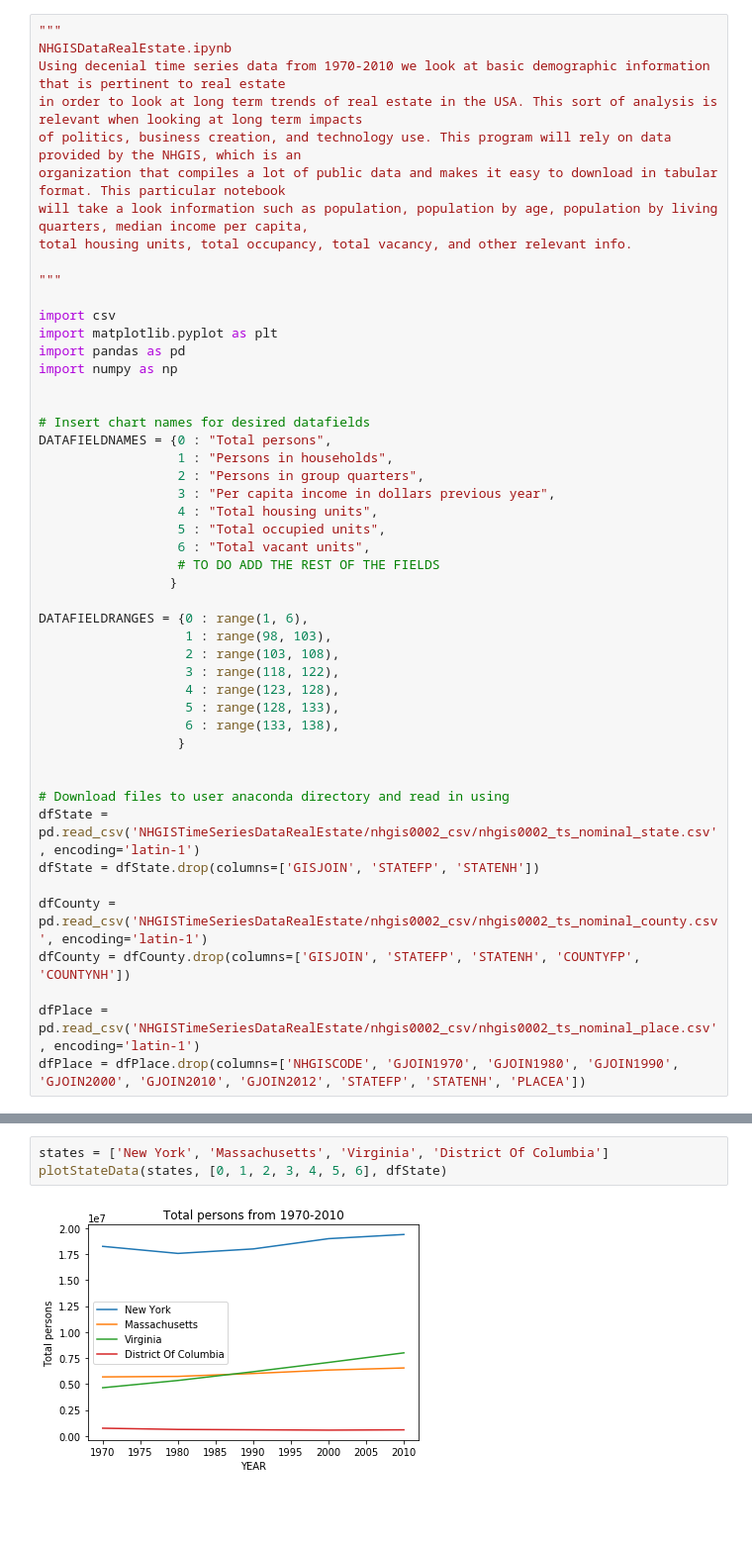
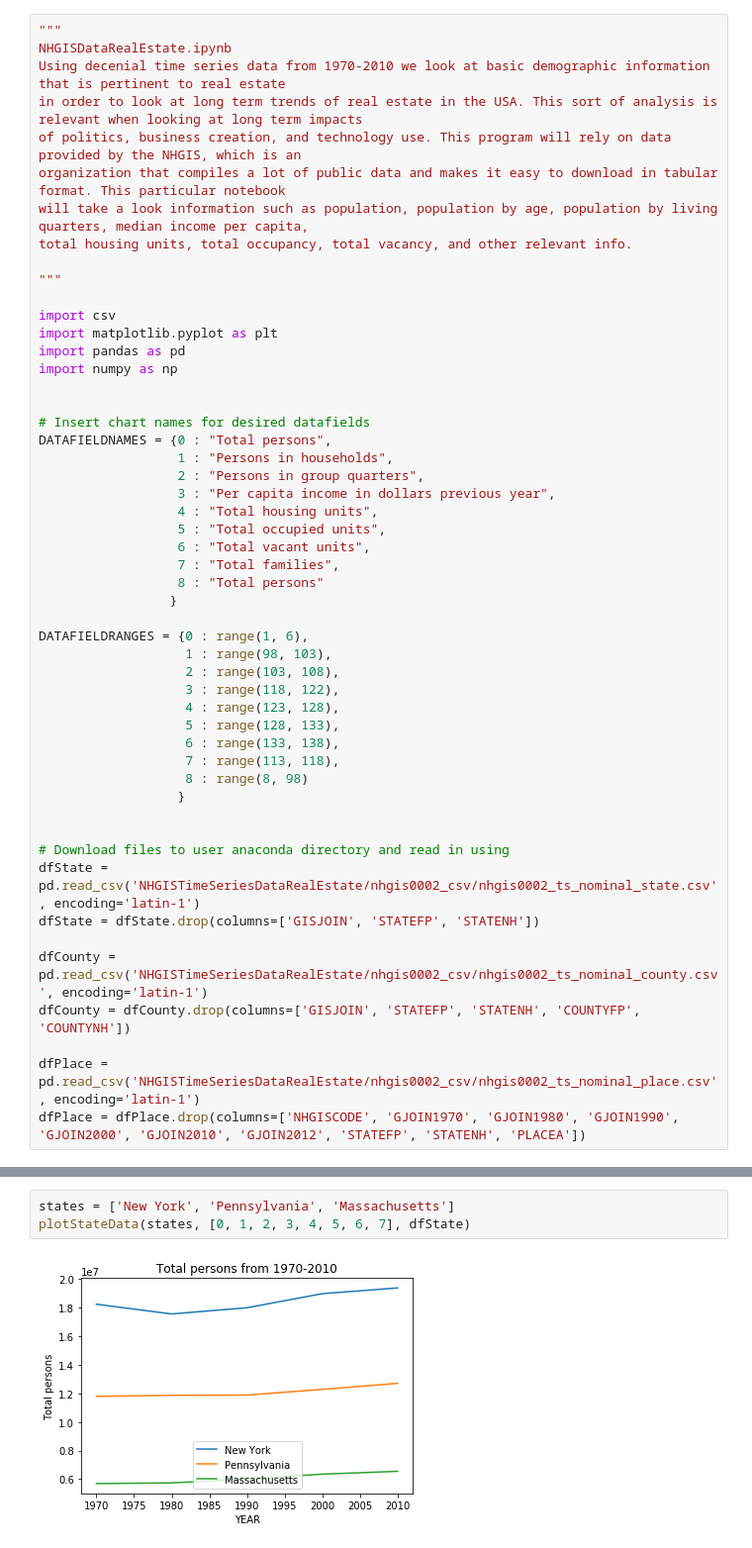
Before and after one commit to joe-loy/residential-real-estate-analysis, a Jupyter notebook: NHGISDataRealEstate.ipynb, the cells around one changed output, grey strips where cells are left out. Shown: that part at 99% size. Drawn from its saved outputs; the diff is of its cells as text; blank space fills up the shorter version.

```diff
--- a/NHGISDataRealEstate.ipynb
+++ b/NHGISDataRealEstate.ipynb
@@ -24,7 +24,8 @@ DATAFIELDNAMES = {0 : "Total persons",
                   4 : "Total housing units",
                   5 : "Total occupied units",
                   6 : "Total vacant units",
-                  # TO DO ADD THE REST OF THE FIELDS
+                  7 : "Total families",
+                  8 : "Total persons"
                  }
 
 DATAFIELDRANGES = {0 : range(1, 6),
@@ -34,6 +35,8 @@ DATAFIELDRANGES = {0 : range(1, 6),
                    4 : range(123, 128),
                    5 : range(128, 133),
                    6 : range(133, 138),
+                   7 : range(113, 118),
+                   8 : range(8, 98)
                   }
 
 
@@ -92,5 +96,5 @@ plotStateData(states, [0, 1, 2, 3, 4, 5, 6], dfState)
 # %%
-states = ['New York', 'Massachusetts', 'Virginia', 'District Of Columbia']
-plotStateData(states, [0, 1, 2, 3, 4, 5, 6], dfState)
+states = ['New York', 'Pennsylvania', 'Massachusetts']
+plotStateData(states, [0, 1, 2, 3, 4, 5, 6, 7], dfState)
 # %% [output]
-[figure, old version]
+[figure, new version]
```
Also changed, not shown: parts of 8 cells of this notebook.
